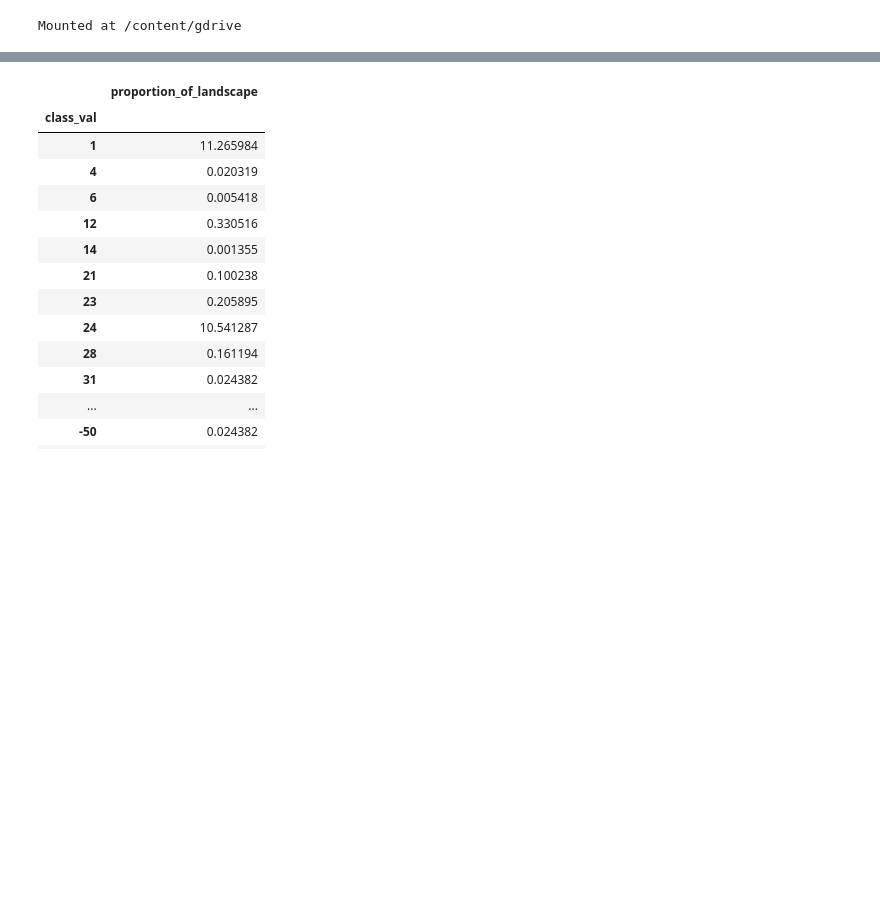
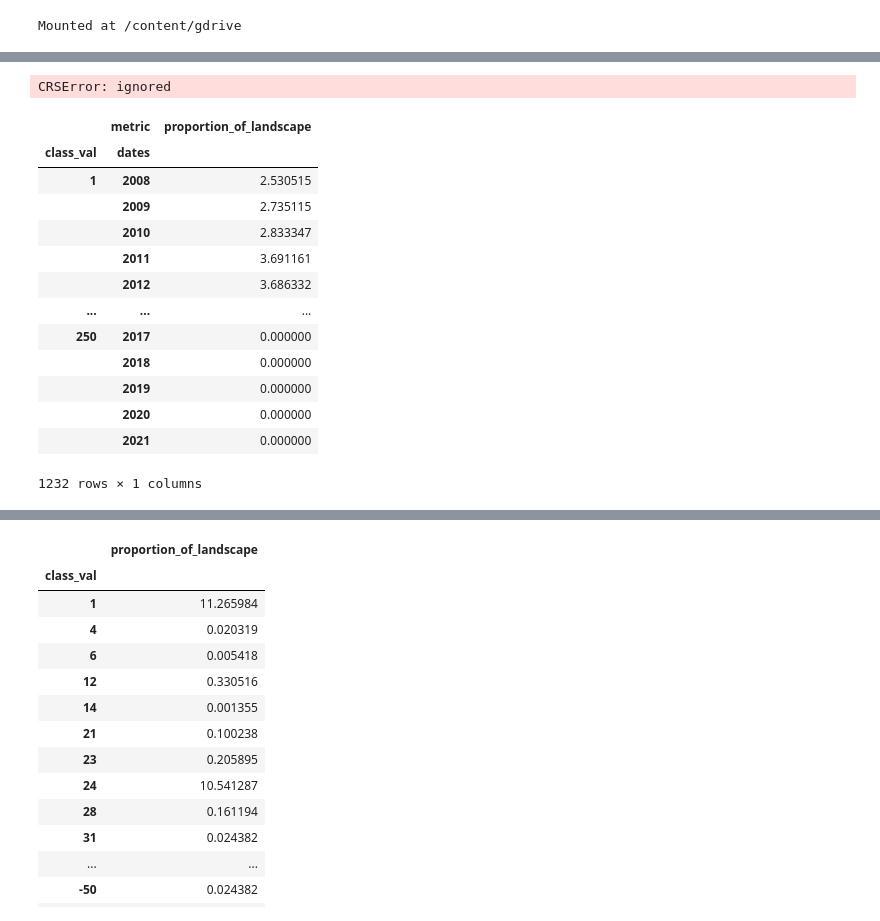
Before and after one commit to bridgetmarie24/pod_pou_lulcc, a Jupyter notebook: subset_LULCC.ipynb, the cells around one changed output, grey strips where cells are left out. Saved outputs shown, nothing was run; the diff lists cells and outputs as text; code cells hidden in the pictures; blank space fills up the shorter version.

Commit message:
for loop to subset tifs

```diff
--- a/subset_LULCC.ipynb
+++ b/subset_LULCC.ipynb
@@ -115,5 +90,61 @@ from pylandstats import landscape
 # %%
 ls = landscape.Landscape('masked/Extract_RasE1.tif', nodata=0)
 prop = ls.compute_class_metrics_df(metrics=['proportion_of_landscape'])
+# %%
+dst_crs = {'EPSG':'8826'}
+
+with rso.open('Boise_CDL/CDLs_boisearea/RasExt_CDL_2008_30m.tif') as src:
+    transform, width, height = calculate_default_transform(
+        src.crs, dst_crs, src.width, src.height, *src.bounds)
+    kwargs = src.meta.copy()
+    kwargs.update({
+        'crs': dst_crs,
+        'transform': transform,
+        'width': width,
+        'height': height
+    })
+
+    with rso.open('Boise_CDL/CDLs_boisearea/RasExt_CDL_2008_30m.tif', 'w', **kwargs) as dst:
+        for i in range(1, src.count + 1):
+            reproject(
+                source=rso.band(src, i),
+                destination=rso.band(dst, i),
+                src_transform=src.transform,
+                src_crs=src.crs,
+                dst_transform=transform,
+                dst_crs=dst_crs,
+                resampling=Resampling.nearest)
+# %% [output]
+CRSError: ignored
+# %%
+## Import multiple rasters into PyLandStats ##
+## ---------------------------------------- ##
+
+years = np.arange(2008, 2022)
+shp_file = gpd.read_file('subset_test_shp/subset.shp') #open shapefile
+data = rso.open('Boise_CDL/CDLs_boisearea/RasExt_CDL_2010_30m.tif') #open cdl image
+shp_file = shp_file.to_crs(data.crs) #reproject the shp file to same projection
+shp_file.crs
+files = glob.glob('Boise_CDL/CDLs_boisearea/*.tif') #name for all the csv files
+sta = SpatioTemporalAnalysis(files, dates=years, mask=shp_file) #import all CDL rasters and mask
+# %%
+df = SpatioTemporalAnalysis.compute_class_metrics_df(sta, metrics=['proportion_of_landscape'])
+# %%
+display(df)
+# %% [output]
+|  | metric | proportion_of_landscape |
+| class_val | dates |  |
+| 1 | 2008 | 2.530515 |
+|  | 2009 | 2.735115 |
+|  | 2010 | 2.833347 |
+|  | 2011 | 3.691161 |
+|  | 2012 | 3.686332 |
+| ... | ... | ... |
+| 250 | 2017 | 0.000000 |
+|  | 2018 | 0.000000 |
+|  | 2019 | 0.000000 |
+|  | 2020 | 0.000000 |
+|  | 2021 | 0.000000 |
+1232 rows × 1 columns
 # %%
 data = rso.open('masked/Extract_RasE1.tif')
```
Also changed, not shown: parts of 7 cells of this notebook.
